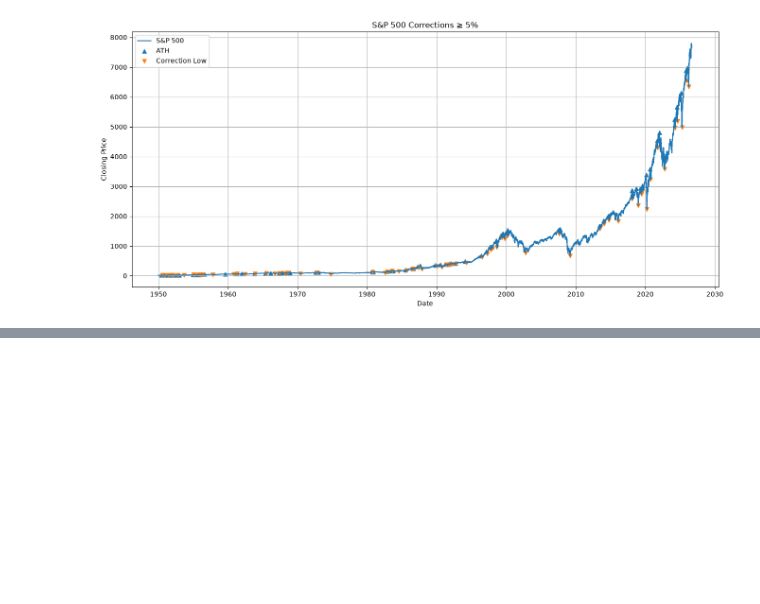
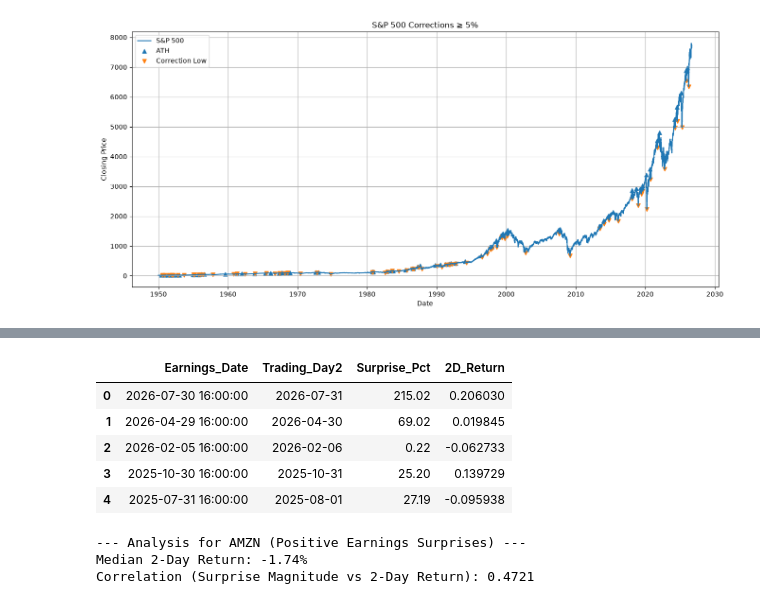
Before and after one commit to luissalgueiro/Stock-Markets-Analytics-Zoomcamp-2026, a Jupyter notebook: homework1/hw1.ipynb, the cells around one changed output, grey strips where cells are left out. Cells and saved outputs as stored; diff of their text form; code cells hidden in the pictures; blank space fills up the shorter version.

```diff
--- a/homework1/hw1.ipynb
+++ b/homework1/hw1.ipynb
@@ -605,0 +684,4 @@ corrections_5
+# %%
+records = []
+price_dates = df.index.tz_localize(None)
+price_dates
@@ -605,0 +697,31 @@ corrections_5
+# %%
+for earn_date, row in result_earnings.iterrows():
+        surprise = row["Surprise(%)"]
+        print(earn_date)
+
+    #     # Find the trading day on or immediately following the earnings date (Day 2)
+        future_trading_days = price_dates[price_dates >= earn_date]
+        print(future_trading_days)
+        if len(future_trading_days) == 0:
+            continue
+
+        day2 = future_trading_days[0]
+        day2_idx = price_dates.get_loc(day2)
+
+        print('day2', day2)
+
+        # Ensure Day 3 exists in the price series
+        if day2_idx + 1 < len(df):
+            day3_date = price_dates[day2_idx + 1]
+            two_day_return = df.loc[day3_date, "2D_Return"]
+
+            records.append(
+                {
+                    "Earnings_Date": earn_date,
+                    "Trading_Day2": day2,
+                    "Surprise_Pct": surprise,
+                    "2D_Return": two_day_return,
+                }
+            )
+
+df_results = pd.DataFrame(records)
@@ -605,0 +746,9 @@ corrections_5
+# %%
+df_results.head()
+# %% [output]
+|  | Earnings_Date | Trading_Day2 | Surprise_Pct | 2D_Return |
+| 0 | 2026-07-30 16:00:00 | 2026-07-31 | 215.02 | 0.206030 |
+| 1 | 2026-04-29 16:00:00 | 2026-04-30 | 69.02 | 0.019845 |
+| 2 | 2026-02-05 16:00:00 | 2026-02-06 | 0.22 | -0.062733 |
+| 3 | 2025-10-30 16:00:00 | 2025-10-31 | 25.20 | 0.139729 |
+| 4 | 2025-07-31 16:00:00 | 2025-08-01 | 27.19 | -0.095938 |
@@ -605,0 +764,8 @@ corrections_5
+# %%
+print(f"--- Analysis for {ticker} (Positive Earnings Surprises) ---")
+print(f"Median 2-Day Return: {median_return*100:.2f}%")
+print(f"Correlation (Surprise Magnitude vs 2-Day Return): {correlation:.4f}")
+# %% [output]
+--- Analysis for AMZN (Positive Earnings Surprises) ---
+Median 2-Day Return: -1.74%
+Correlation (Surprise Magnitude vs 2-Day Return): 0.4721
```
Also changed, not shown: parts of 11 cells of this notebook.
